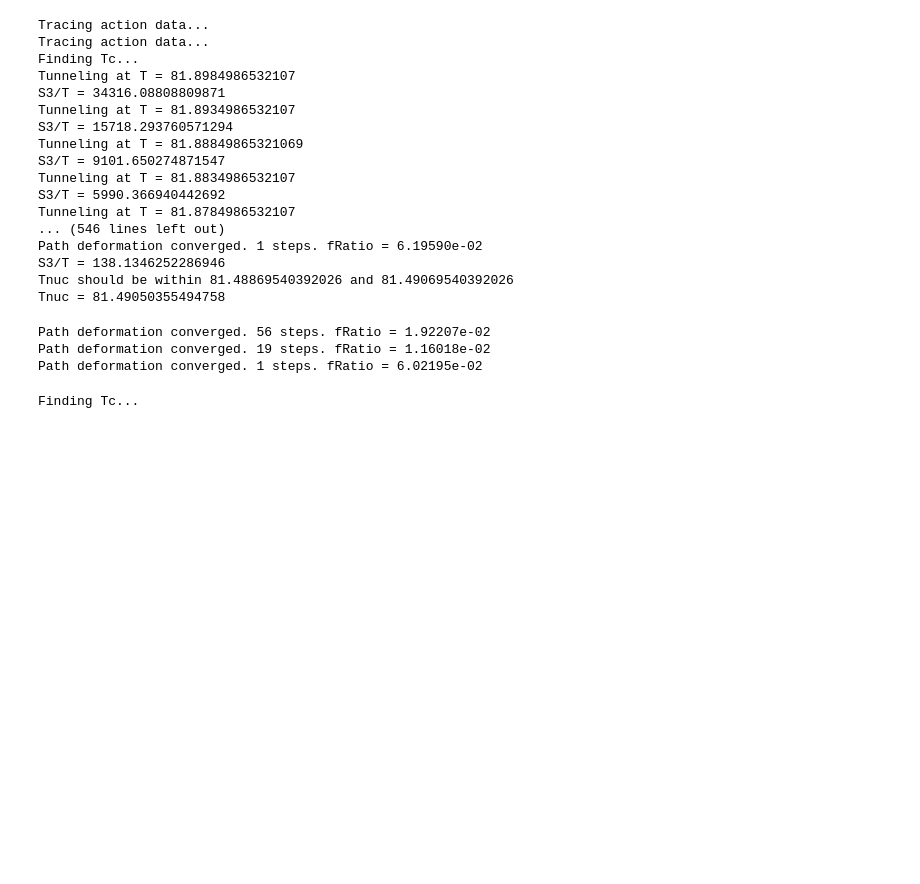
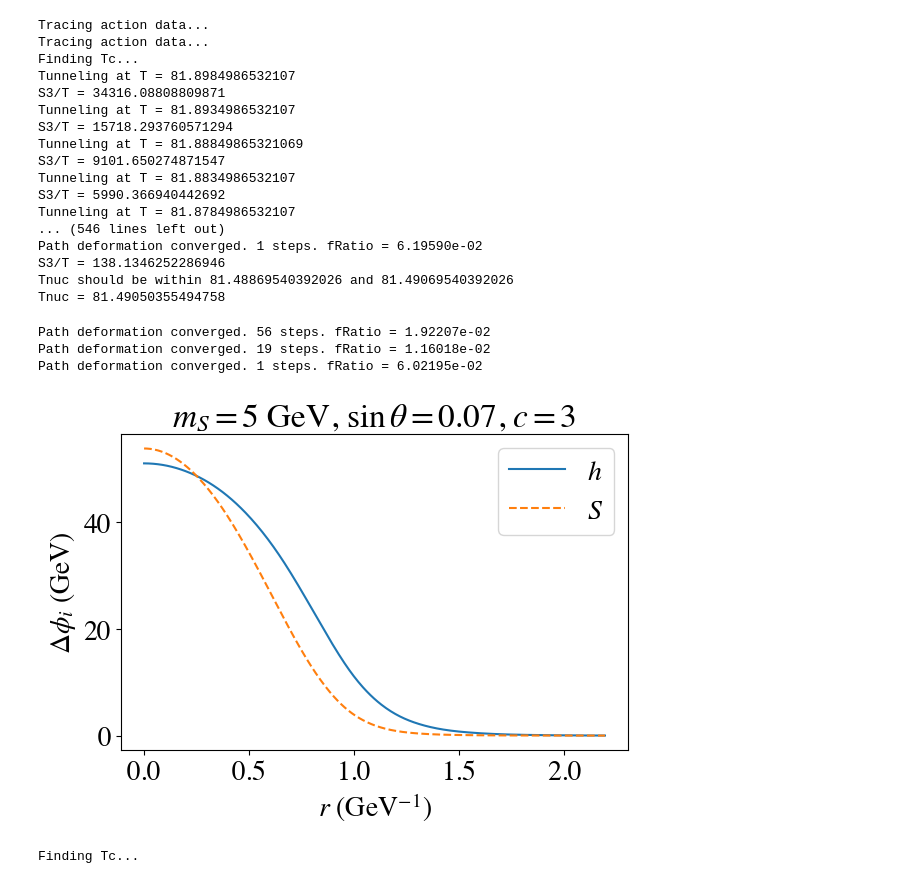
Before and after one commit to quarkquartet/EWPT-ALP, a Jupyter notebook: phase_transition/test.ipynb, the cells around one changed output. Cells and saved outputs as stored; diff of their text form; code cells hidden in the pictures; blank space fills up the shorter version.

Commit message:
check other parameter space, and profile

```diff
--- a/phase_transition/test.ipynb
+++ b/phase_transition/test.ipynb
@@ -854,3 +854,8 @@ tobj=model.tunneling_at_T(model.Tn)
 Path deformation converged. 56 steps. fRatio = 1.92207e-02
 Path deformation converged. 19 steps. fRatio = 1.16018e-02
 Path deformation converged. 1 steps. fRatio = 6.02195e-02
+# %%
+Rlist=tobj.profile1D.R
+hlist=tobj.Phi[:,0]
+Slist=tobj.Phi[:,1]
+Snormlist=Slist-min(Slist)
@@ -857,3 +869,19 @@ Path deformation converged. 1 steps. fRatio = 6.02195e-02
+# %%
+plt.plot(Rlist,hlist,label=r'$h$')
+plt.plot(Rlist,Snormlist,linestyle='dashed',label=r'$S$')
+plt.rcParams['font.family']='Times'
+plt.rcParams['font.size']=20
+plt.rcParams["mathtext.fontset"]='stix'
+plt.rcParams.update({'figure.autolayout': True})
+plt.legend(prop={'family':'Times', 'size':20})
+plt.xlabel(r'$r$ (GeV$^{-1}$)')
+plt.ylabel(r'$\Delta \phi_i$ (GeV)')
+plt.title(r'$m_S = 5$ GeV, $\sin \theta = 0.07$, $c=3$')
+plt.subplots_adjust(bottom=0.1)
+plt.savefig('output/profile.pdf',dpi=300)
+plt.show()
+# %% [output]
+[figure, added]
 # %%
 model = model_ALP(1, 0.01, 0.150780999, 0.673435153, 8842.762217, 2.577784878, 23600.34364, 2*np.pi/5)
 # %%
```
Also changed, not shown: parts of 2 cells of this notebook, 2 other files.
